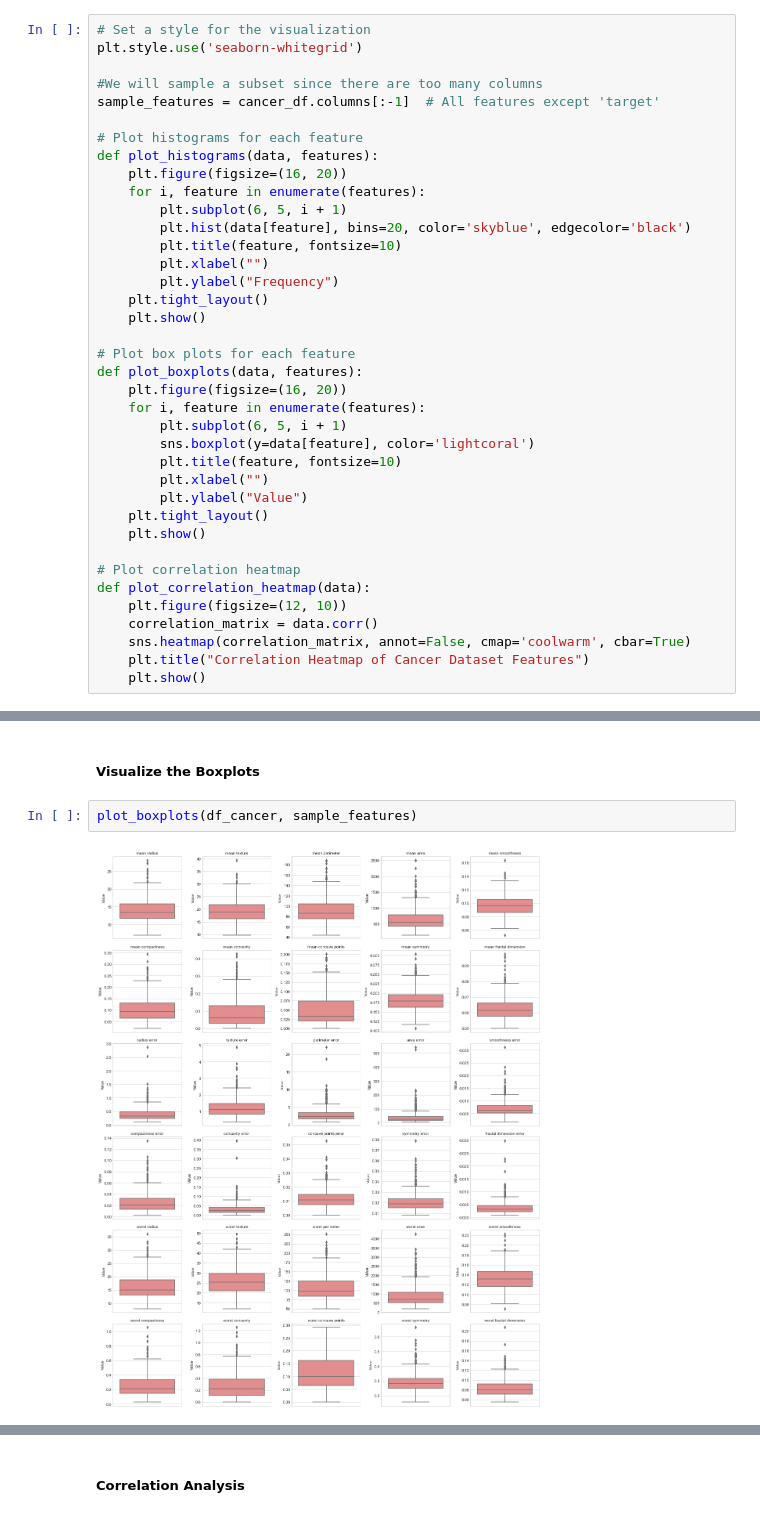
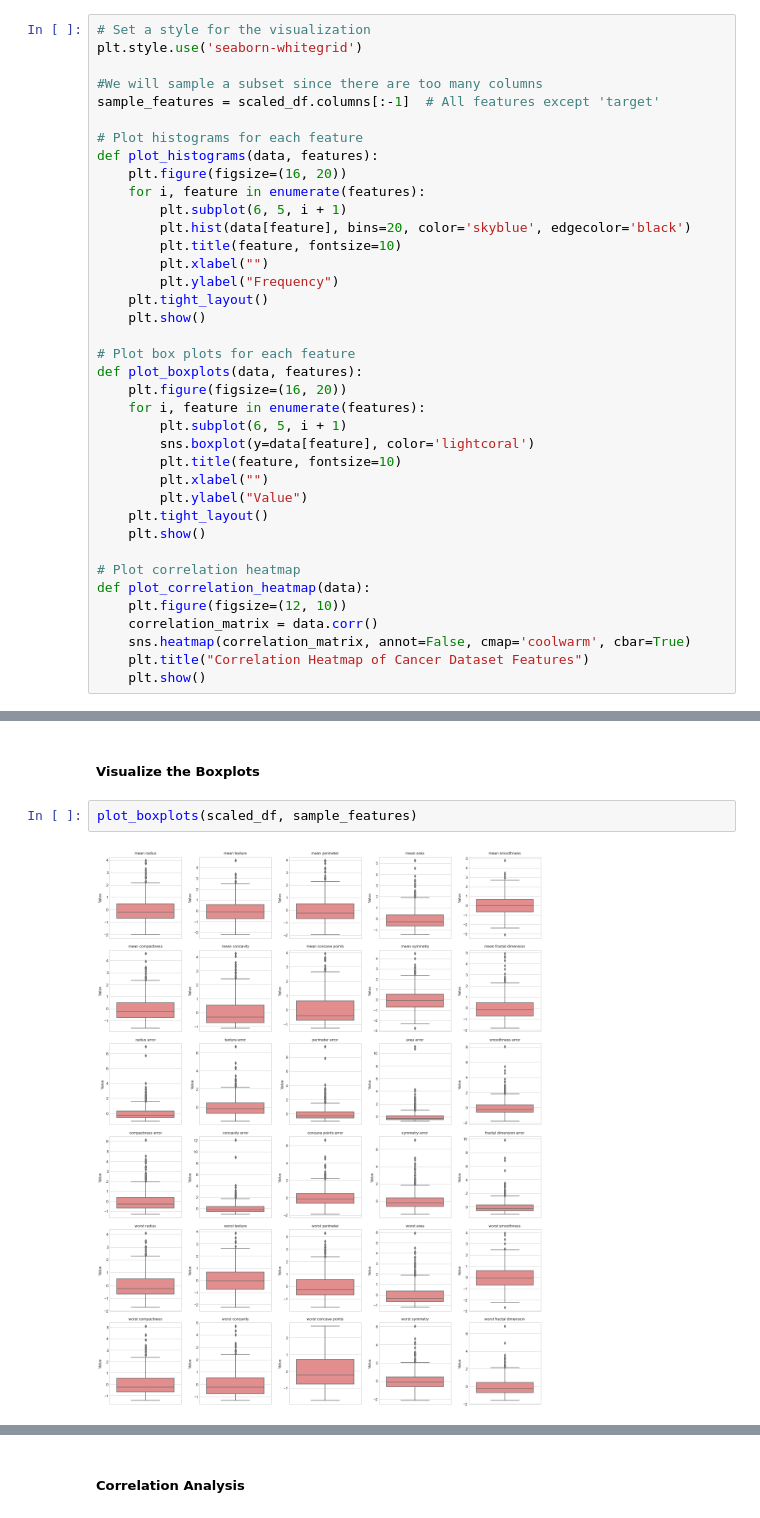
Before and after one commit to MugoDom/pca-anderson-cancer-center, a Jupyter notebook: pca_analysis.ipynb, the cells around one changed output, grey strips where cells are left out. Saved outputs shown, nothing was run; the diff lists cells and outputs as text.

```diff
--- a/pca_analysis.ipynb
+++ b/pca_analysis.ipynb
@@ -169,7 +169,7 @@ Exploratory Data Analysis (EDA), is helpful in "taking a peak" at the data befor
 plt.style.use('seaborn-whitegrid')
 
 #We will sample a subset since there are too many columns
-sample_features = cancer_df.columns[:-1]  # All features except 'target'
+sample_features = scaled_df.columns[:-1]  # All features except 'target'
 
 # Plot histograms for each feature
 def plot_histograms(data, features):
@@ -211,6 +240,6 @@ plot_histograms(cancer_df, sample_features)
 # %% [markdown]
 ##### Visualize the Boxplots
 # %%
-plot_boxplots(df_cancer, sample_features)
+plot_boxplots(scaled_df, sample_features)
 # %% [output]
-[figure, old version]
+[figure, new version]
```
Also changed, not shown: parts of 7 cells of this notebook.
